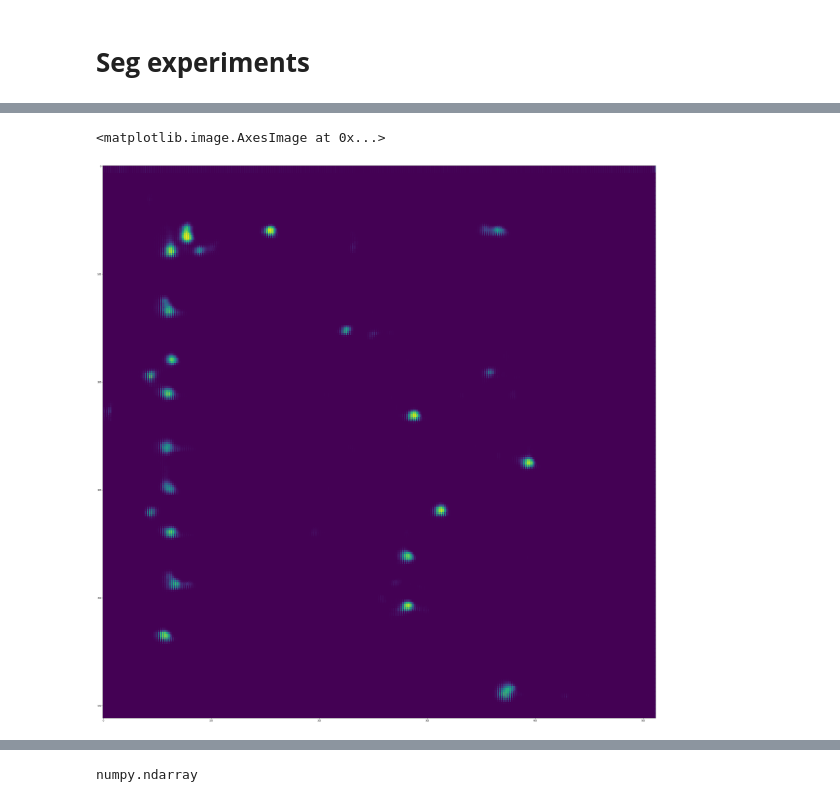
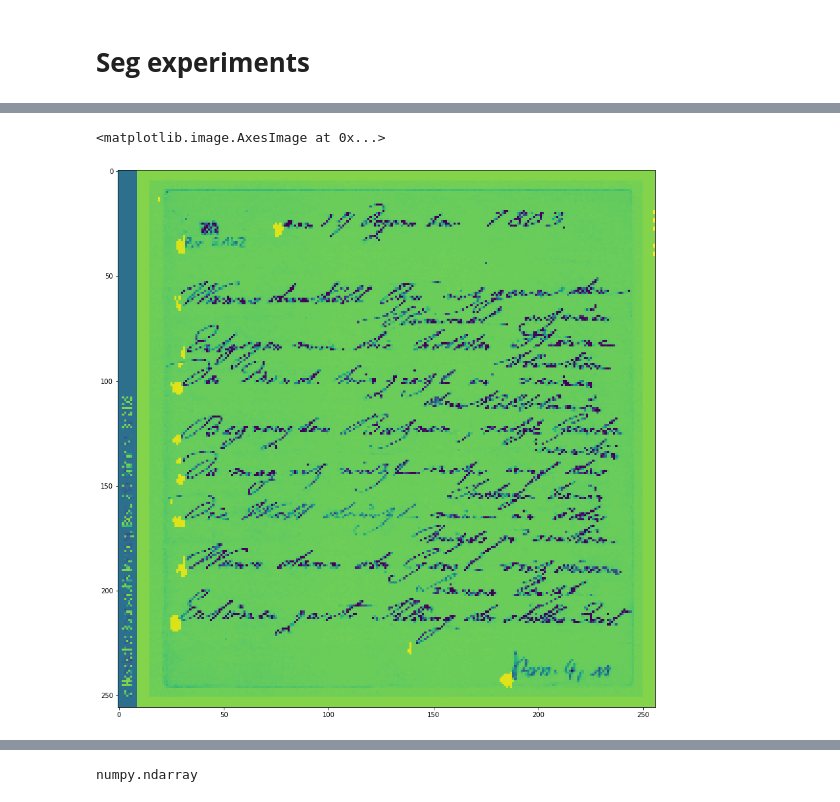
Before and after one commit to mwoedlinger/baseline-extract, a Jupyter notebook: demo/_exp_line_finder.ipynb, the cells around one changed output, grey strips where cells are left out. Drawn from its saved outputs; the diff is of its cells as text; code cells hidden in the pictures.

```diff
--- a/demo/_exp_line_finder.ipynb
+++ b/demo/_exp_line_finder.ipynb
@@ -72,8 +73,8 @@ segmentation_weights = os.path.join('..', 'trained_models', 'segmentation', 'GCN
 segmentation_device = 'cpu'
 # %%
 print('## Loading segmentation model')
-seg_model = GCN(n_classes=4)
-seg_model.load_state_dict(torch.load(segmentation_weights, map_location=segmentation_device))
+seg_model = GCN(n_classes=5, resnet_depth=101)
+seg_model.load_state_dict(torch.load(seg_model_weights, map_location=segmentation_device))
 seg_model.to(segmentation_device)
 seg_model.eval()
 print('## Loaded!')
@@ -86,8 +87,8 @@ with torch.no_grad():
     seg_out = seg_model(image)[0]
     seg_out.detach()
 
-    sig = nn.Sigmoid()
-    seg_out = sig(seg_out)
+    #sig = nn.Sigmoid()
+    #seg_out = sig(seg_out)
 image = (image[:, 0:1, :, :] + image[:, 1:2, :, :] + image[:, 2:3, :, :])/3.0
 image = torch.cat([image, seg_out[:, [0, 2], :, :]], dim=1).detach()
 # %%
@@ -152,3 +225,3 @@ import torch.nn as nn
 # %%
-probs = seg_out[0, 0:3, :, :].permute(1,2,0).detach().numpy()
+probs = seg_out[0, :, :, :].permute(1,2,0).detach().numpy()
 # %%
@@ -167,0 +232,7 @@ shrink = cv2.morphologyEx(shrink, cv2.MORPH_OPEN, (2,2))
+# %%
+probs_c = cleaning_probs(probs, 0.3)
+probs_t = threshold(probs_c, 0.95)*1.0
+probs_ts = cv2.morphologyEx(probs_t, cv2.MORPH_CLOSE, (3,3))
+probs_tsd = cv2.erode(probs_ts,(3,3),iterations = 1)
+probs_f = probs_tsd[:,:,2]
+#probs_tsd = cv2.erode(probs_ts,(3,3),iterations = 1)
@@ -168,6 +340,6 @@ shrink = cv2.morphologyEx(shrink, cv2.MORPH_OPEN, (2,2))
 # %%
-plt.figure(figsize=(50,50))
-plt.imshow(shrink[:, :, 2])
+plt.figure(figsize=(15,15))
+plt.imshow(probs_ts[:, :, 2] + image_np[:,:,0])
 # %% [output]
 <matplotlib.image.AxesImage at 0x...>
-[figure, old version]
+[figure, new version]
```
Also changed, not shown: parts of 35 cells of this notebook, 8 other files.
